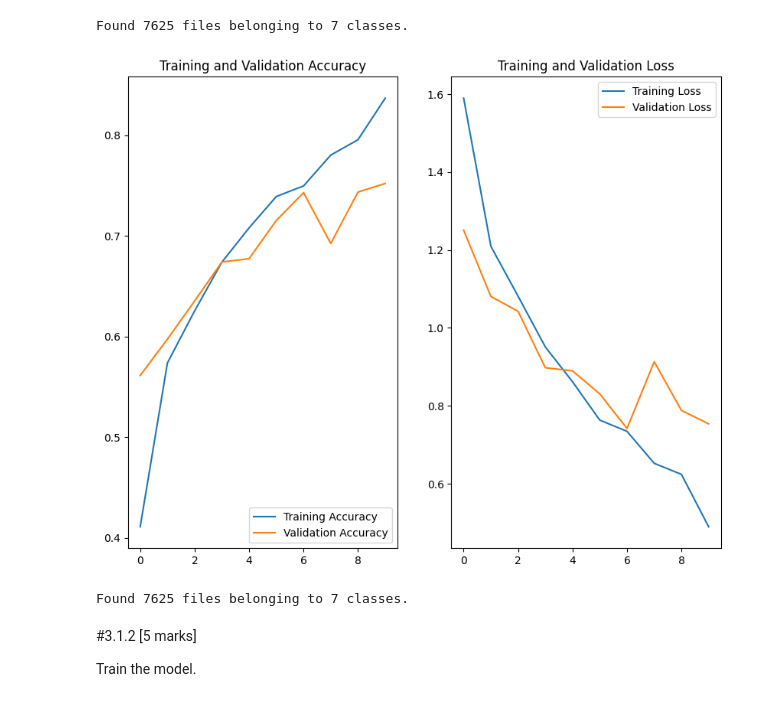
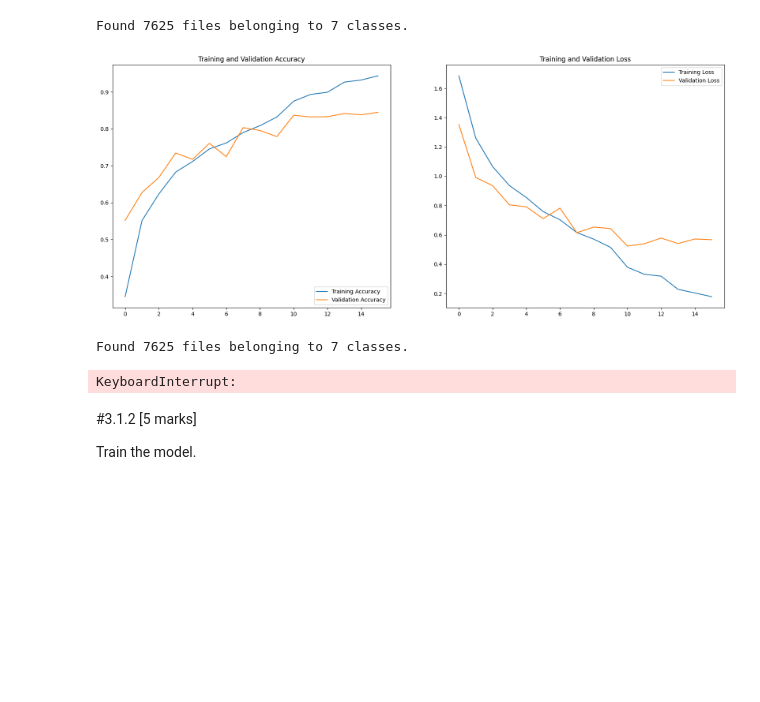
Before and after one commit to anushan1989/Waster_Segregation_CNN, a Jupyter notebook: Anu_CNN_Waste_Segregation.ipynb, the cells around one changed output. Saved outputs shown, nothing was run; the diff lists cells and outputs as text; code cells hidden in the pictures; blank space fills up the shorter version.

```diff
--- a/Anu_CNN_Waste_Segregation.ipynb
+++ b/Anu_CNN_Waste_Segregation.ipynb
@@ -126,7 +126,7 @@ os.listdir(data_path)
 # %%
 BATCH_SIZE = 64
-img_height = 128
-img_width = 128
+img_height = 244
+img_width = 244
 # %% [markdown]
 #2. Data Preparation [25 marks]
 # %% [markdown]
@@ -407,7 +406,7 @@ Test out different configurations and report the results in conclusions.
 
 %%time
 history = model.fit(train_ds,
-                    epochs = 10,
+                    epochs = 20,
                     validation_data = val_ds,
                     callbacks = [tl_checkpoint_1, early_stop, rop_callback])
 # %% [output]
@@ -442,27 +441,27 @@ Found 7625 files belonging to 7 classes.
 # %%
 acc = history.history['accuracy']
 val_acc = history.history['val_accuracy']
 
 loss = history.history['loss']
 val_loss = history.history['val_loss']
 
-epochs_range = range(10)
+epochs_range = range(len(acc))
 
-plt.figure(figsize = (10, 8))
+plt.figure(figsize = (20, 8))
 plt.subplot(1, 2, 1)
 plt.plot(epochs_range, acc, label = 'Training Accuracy')
 plt.plot(epochs_range, val_acc, label = 'Validation Accuracy')
 plt.legend(loc = 'lower right')
 plt.title('Training and Validation Accuracy')
 
 plt.subplot(1, 2, 2)
 plt.plot(epochs_range, loss, label = 'Training Loss')
 plt.plot(epochs_range, val_loss, label = 'Validation Loss')
 plt.legend(loc = 'upper right')
 plt.title('Training and Validation Loss')
 plt.show()
 # %% [output]
-[figure, old version]
+[figure, new version]
 # %%
 test_ds = tf.keras.utils.image_dataset_from_directory(
     data_path,
@@ -497,6 +496,8 @@ def load_preprocessed_data(filename):
 
 train_ds = load_preprocessed_data('train_data.npz')
 val_ds = load_preprocessed_data('val_data.npz')
+# %% [output]
+KeyboardInterrupt:
 # %% [markdown]
 #3.1.2 [5 marks]
 
```
Also changed, not shown: parts of 21 cells of this notebook.
